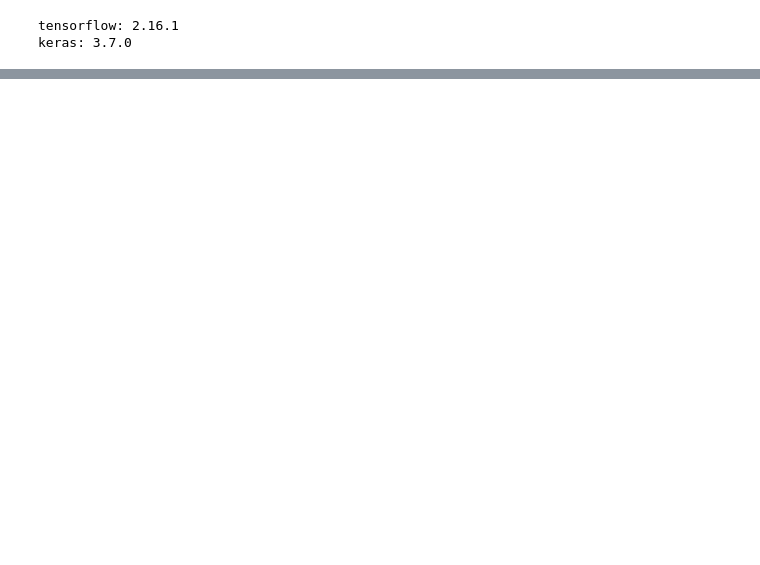
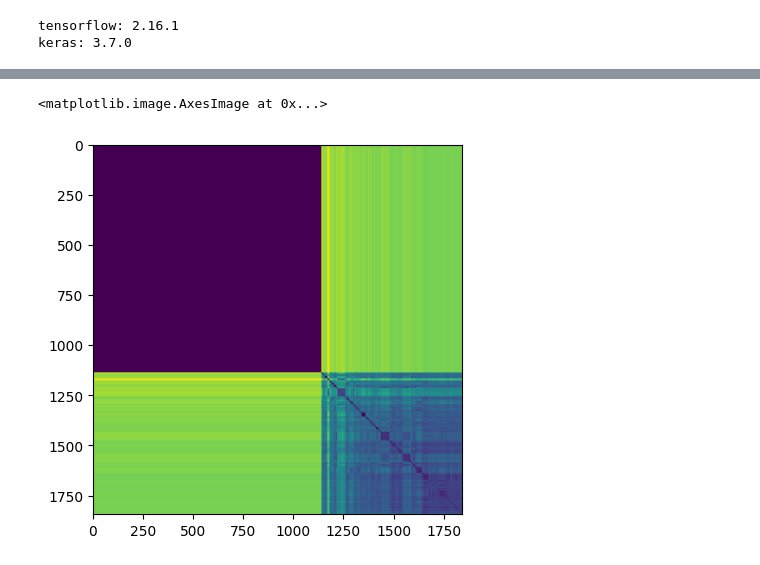
Before and after one commit to theodorross/genome_transformer_dev, a Jupyter notebook: gene_embedding/plot_embeddings.ipynb, the cells around one changed output, grey strips where cells are left out. Drawn from its saved outputs; the diff is of its cells as text; code cells hidden in the pictures; blank space fills up the shorter version.

```diff
--- a/gene_embedding/plot_embeddings.ipynb
+++ b/gene_embedding/plot_embeddings.ipynb
@@ -299 +347,24 @@ plt.tight_layout()
+# %%
+from sklearn.cluster import KMeans, HDBSCAN
+
+# n_clusters = 20
+# clusts = KMeans(n_clusters).fit_predict(means_arr)
+clusts = HDBSCAN().fit_predict(means_arr)
+n_clusters = len(np.unique(clusts))
+# print(pd.value_counts(clusts))
+
+new_ix = np.concatenate(
+    [np.where(clusts==ii)[0] for ii in range(n_clusters)]
+)
+# new_ix = np.concatenate([
+#     np.where(clusts==0)[0],
+#     np.where(clusts==1)[0]
+# ])
+x,y = np.meshgrid(new_ix, new_ix)
+
+# print(dm.shape, dm[x,y].shape)
+plt.imshow(dm[x,y])
+# %% [output]
+<matplotlib.image.AxesImage at 0x...>
+[figure, added]
 # %%
```
Also changed, not shown: parts of 14 cells of this notebook, 6 other files.
